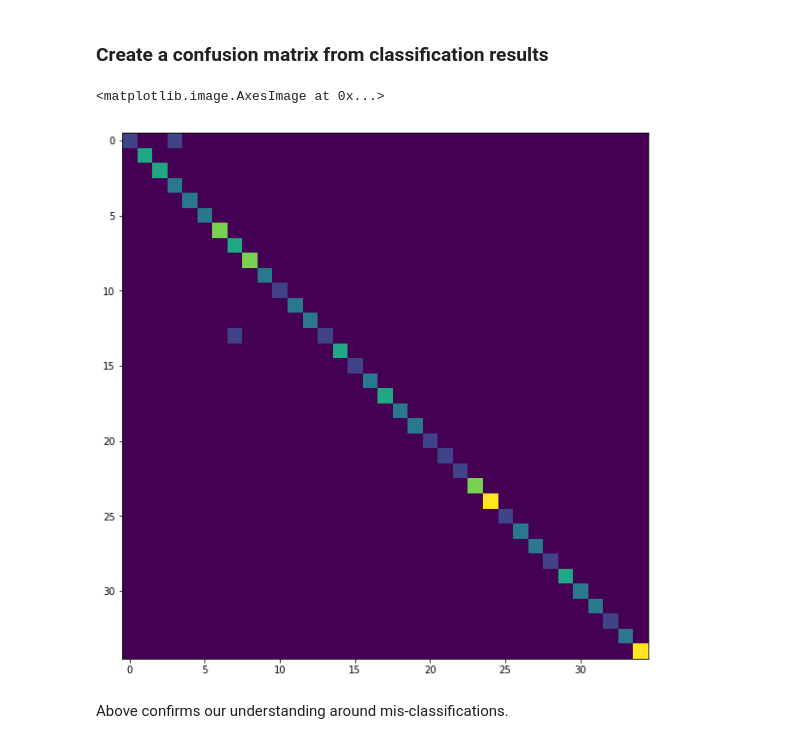
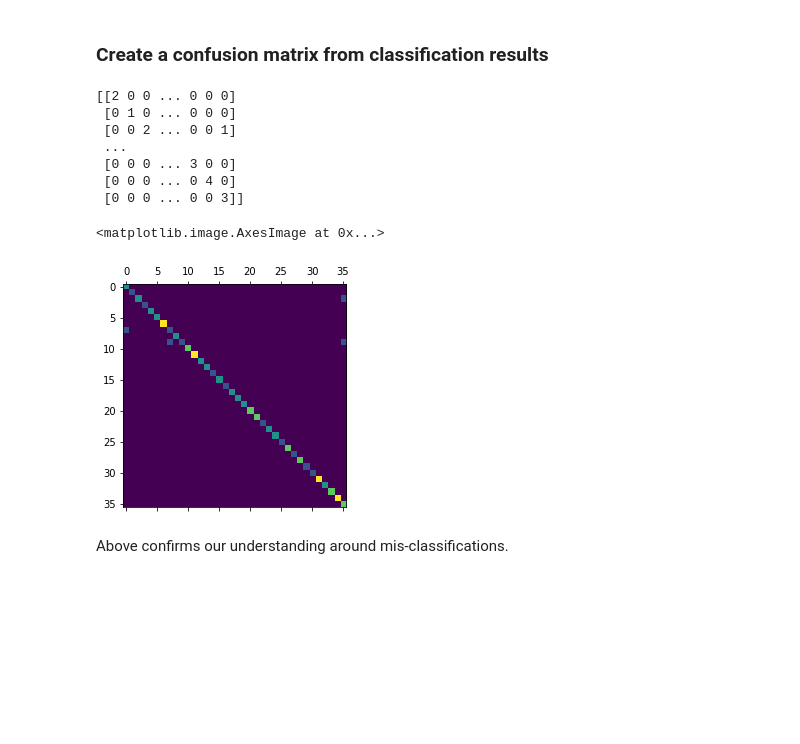
Before and after one commit to DavidBraslow/dsc-3-34-12-facial-recognition-with-pca-and-eigenfaces-lab-online-ds-sp-000, a Jupyter notebook: index.ipynb, the cells around one changed output. Drawn from its saved outputs; the diff is of its cells as text; code cells hidden in the pictures; blank space fills up the shorter version.

```diff
--- a/index.ipynb
+++ b/index.ipynb
@@ -116,0 +153,4 @@ PCA(copy=True, iterated_power='auto', n_components=150, random_state=None,
+# %%
+pca = PCA(n_components=150, random_state =11) # Number of principal components required
+pca.fit(X_train)
+# Code here
@@ -150,10 +193,13 @@ We can apply the transform to bring our images down to a 150-dimensional space.
 Check the shape of PCA components and transform test and train sets with PCA. Show the shape of resulting datasets.
 # %%
 # Transform train and test datasets using trained PCA algorithm
-
-
-
+X_train_pca = pd.DataFrame(pca.transform(X_train))
+X_test_pca = pd.DataFrame(pca.transform(X_test))
+print(pca.components_.shape)
+print(X_train_pca.shape, X_test_pca.shape)
+type(y_train)
 # Code here
+y_train.iloc[:,0].values
 # %% [output]
 (150, 4096)
 (320, 150) (80, 150)
@@ -165,7 +230,9 @@ These projected components correspond to factors in a linear combination of comp
 After preprocessing our face data with PCA, we can run an SVM classifier to make predictions on the test set. For SVM, set C = 0.5 and gamma = 0.001.
 # %%
 # Create and train an instance of SVM classifier
-
+from sklearn.svm import SVC
+clf = SVC(C = 0.5, gamma = 0.001, kernel = 'linear')
+clf.fit(X_train_pca, y_train.iloc[:,0].values)
 
 
 # Code here
@@ -189,0 +250,3 @@ Finally, we can evaluate how well this classification did. First, we might plot
+# %%
+y_hat_test = clf.predict(X_test_pca)
+y_hat_test
@@ -222,12 +310,21 @@ Thats pretty good , we can identify the wrong predictions from this report and i
 ### Create a confusion matrix from classification results
 # %%
 # Create a confusion matrix
-
+from sklearn.metrics import confusion_matrix
 
 # Code here
+print(confusion_matrix(y_test, y_hat_test))
+plt.matshow(confusion_matrix(y_test, y_hat_test))
 # %% [output]
-<matplotlib.image.AxesImage at 0x...>
+[[2 0 0 ... 0 0 0]
+ [0 1 0 ... 0 0 0]
+ [0 0 2 ... 0 0 1]
+ ...
+ [0 0 0 ... 3 0 0]
+ [0 0 0 ... 0 4 0]
+ [0 0 0 ... 0 0 3]]
+<matplotlib.image.AxesImage at 0x...>
-[figure, old version]
+[figure, new version]
 # %% [markdown]
 Above confirms our understanding around mis-classifications.
 # %% [markdown]
```
Also changed, not shown: parts of 22 cells of this notebook.
